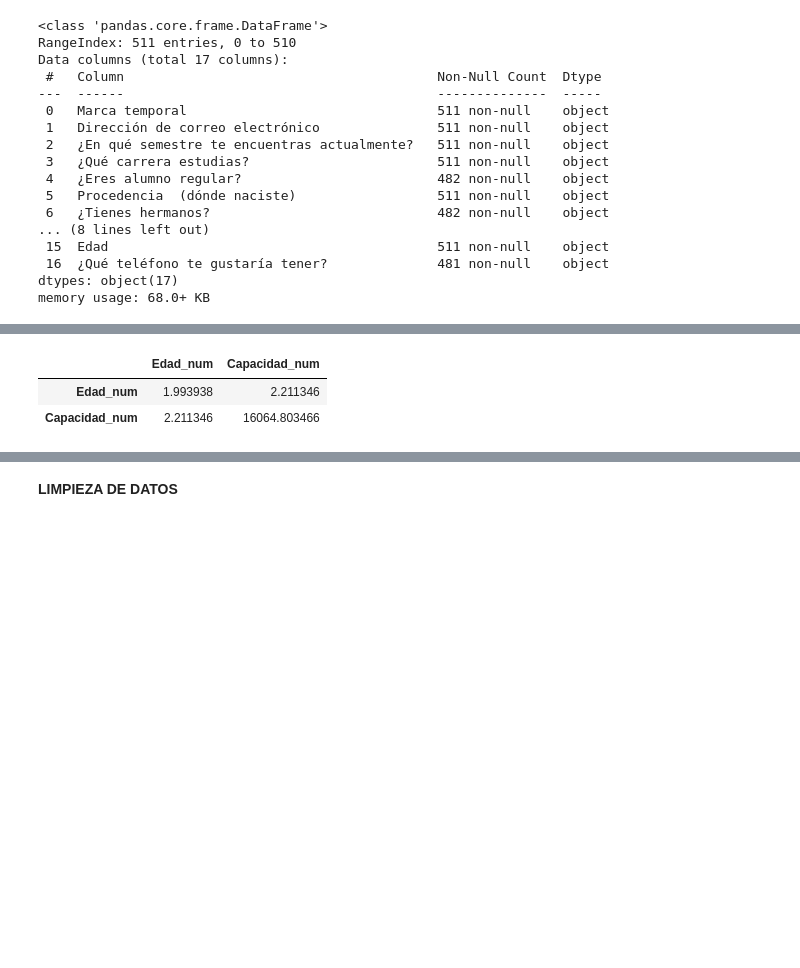
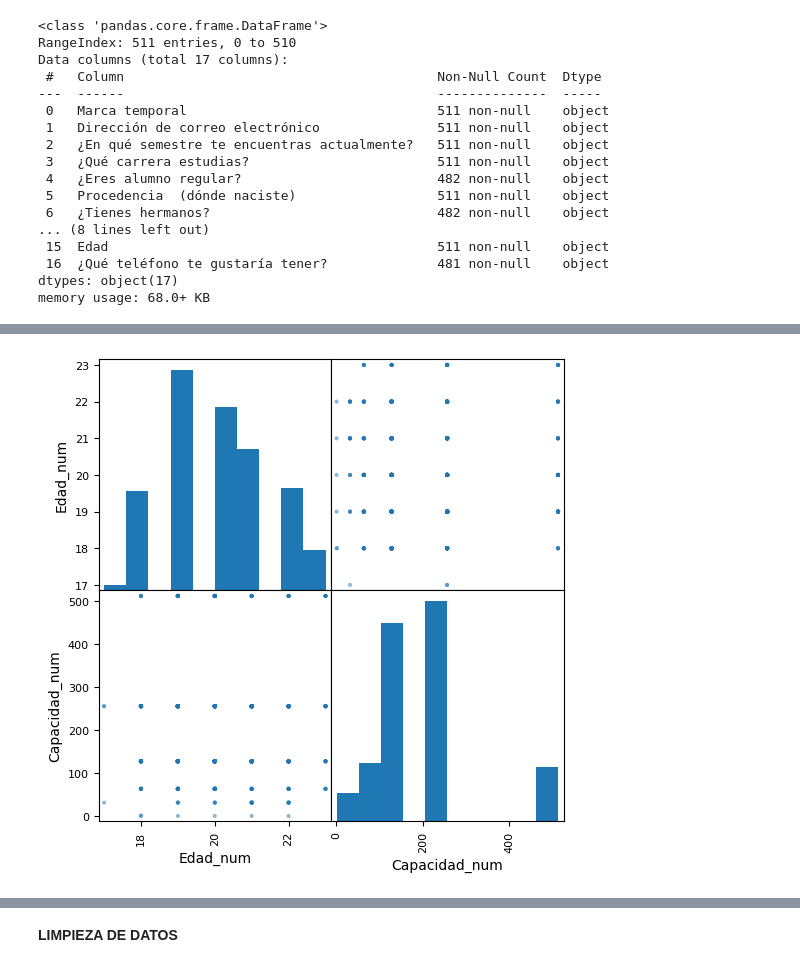
Before and after one commit to diegogh1002/Estadistica, a Jupyter notebook: limpieza.ipynb, the cells around one changed output, grey strips where cells are left out. Saved outputs shown, nothing was run; the diff lists cells and outputs as text; code cells hidden in the pictures; blank space fills up the shorter version.

```diff
--- a/limpieza.ipynb
+++ b/limpieza.ipynb
@@ -124,10 +153,8 @@ for col in num_df.columns:
-# %%
-cov_matrix = num_df.cov()
-cov_matrix
-# %% [output]
-|  | Edad_num | Capacidad_num |
-| Edad_num | 1.993938 | 2.211346 |
-| Capacidad_num | 2.211346 | 16064.803466 |
+# %%
+pd.plotting.scatter_matrix(num_df.dropna(), figsize=(6,6))
+plt.show()
+# %% [output]
+[figure, added]
 # %%
 corr = num_df.corr()
 
```
Also changed, not shown: parts of 17 cells of this notebook.
